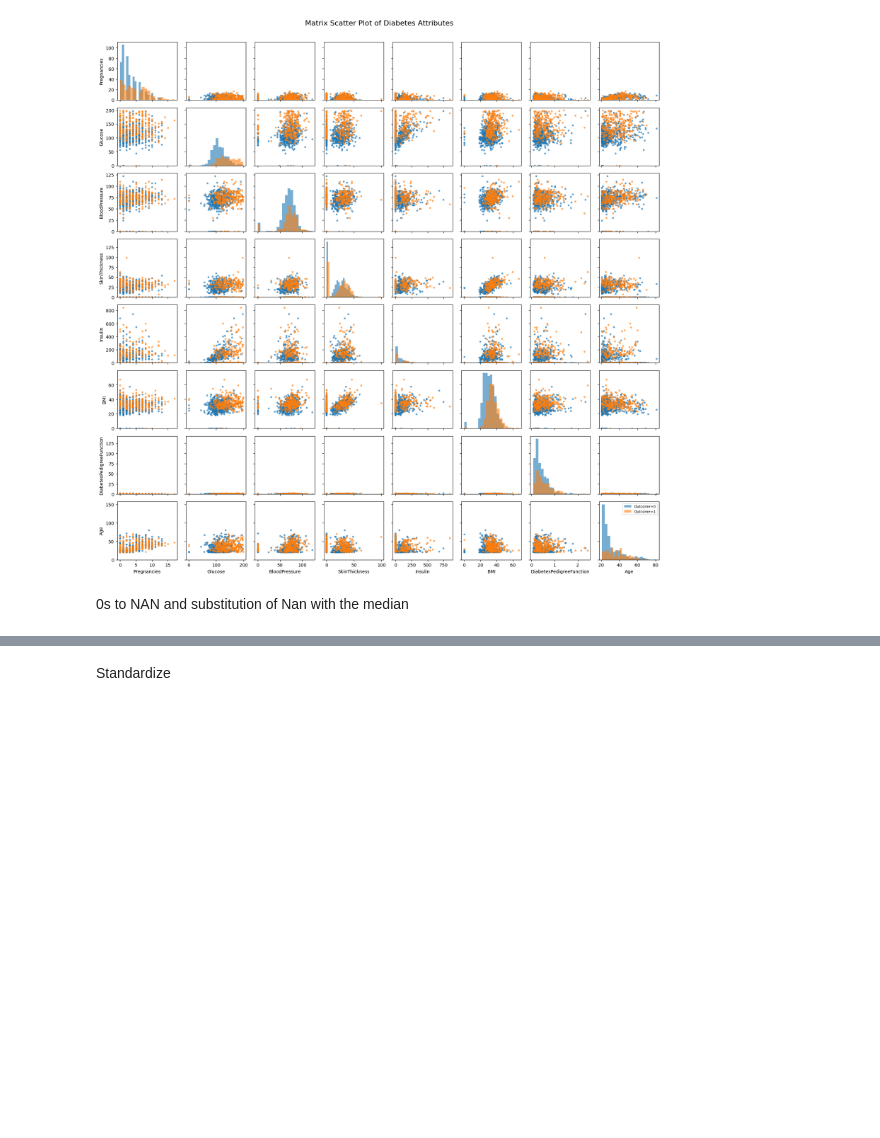
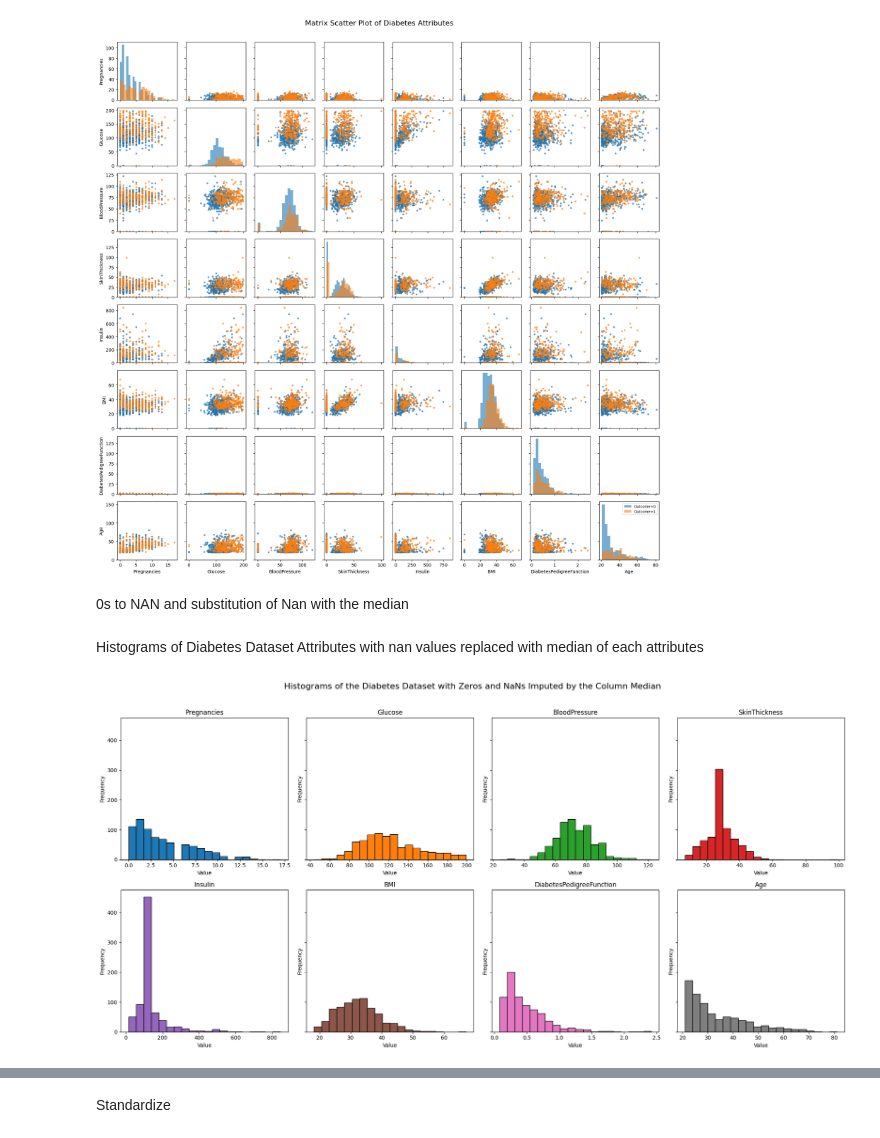
Before and after one commit to Illeo0/Diabetes-Dataset-Analysis, a Jupyter notebook: project.ipynb, the cells around one changed output, grey strips where cells are left out. Saved outputs shown, nothing was run; the diff lists cells and outputs as text; code cells hidden in the pictures; blank space fills up the shorter version.

Commit message:
Added histograms, boxplots and scatter-matrix with nan/zeros imputed by the column median

```diff
--- a/project.ipynb
+++ b/project.ipynb
@@ -181,3 +181,21 @@ X[zero_cols] = X[zero_cols].replace(0, np.nan)
 # Median substitution
 imp = SimpleImputer(strategy="median")
 X[zero_cols] = imp.fit_transform(X[zero_cols])
+# %% [markdown]
+Histograms of Diabetes Dataset Attributes with nan values replaced with median of each attributes
+# %%
+fig, axs = plt.subplots(2, 4, figsize=(20, 10), sharey=True)
+fig.suptitle("Histograms of the Diabetes Dataset with Zeros and NaNs Imputed by the Column Median", fontsize=16)
+
+axs = axs.flatten()  # flatten 2x4 grid into 1D for easy iteration
+
+for j in range(8):  # loop over your 8 columns
+    axs[j].hist(X.iloc[:, j], color=f"C{j}", bins=20, edgecolor='black')
+    axs[j].set_title(X.columns[j])
+    axs[j].set_xlabel("Value")
+    axs[j].set_ylabel("Frequency")
+
+plt.tight_layout(rect=[0, 0, 1, 0.96])  # leave space for suptitle
+plt.show()
+# %% [output]
+[figure, added]
```
Also changed, not shown: parts of 2 cells of this notebook.
